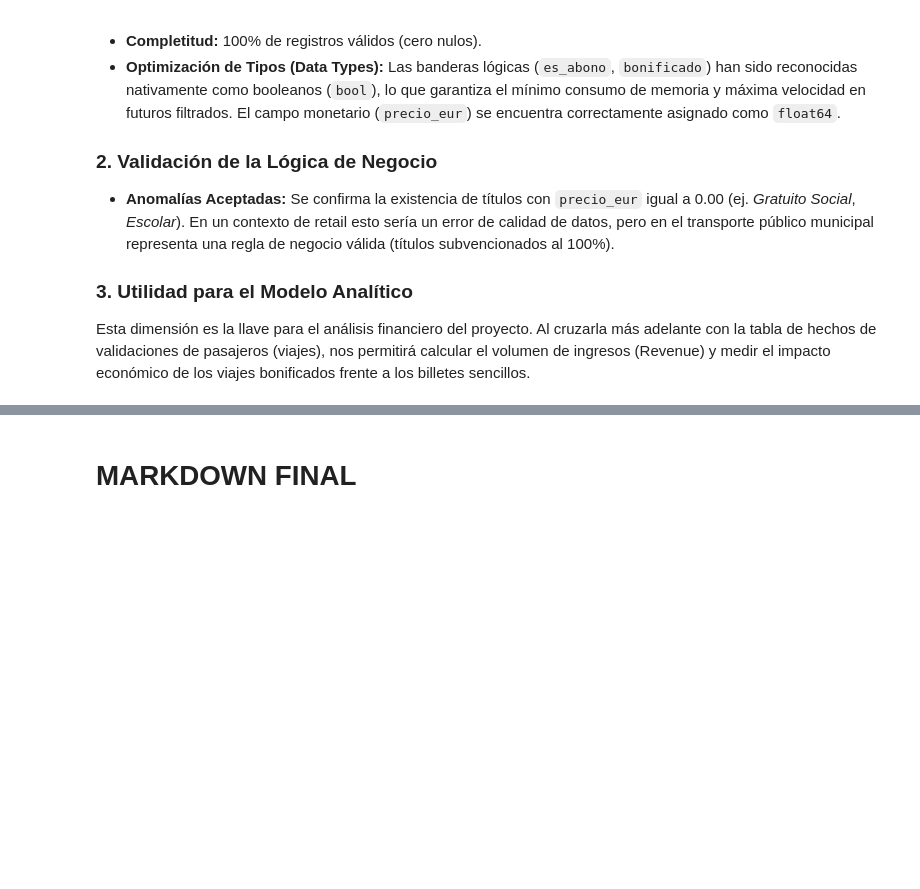
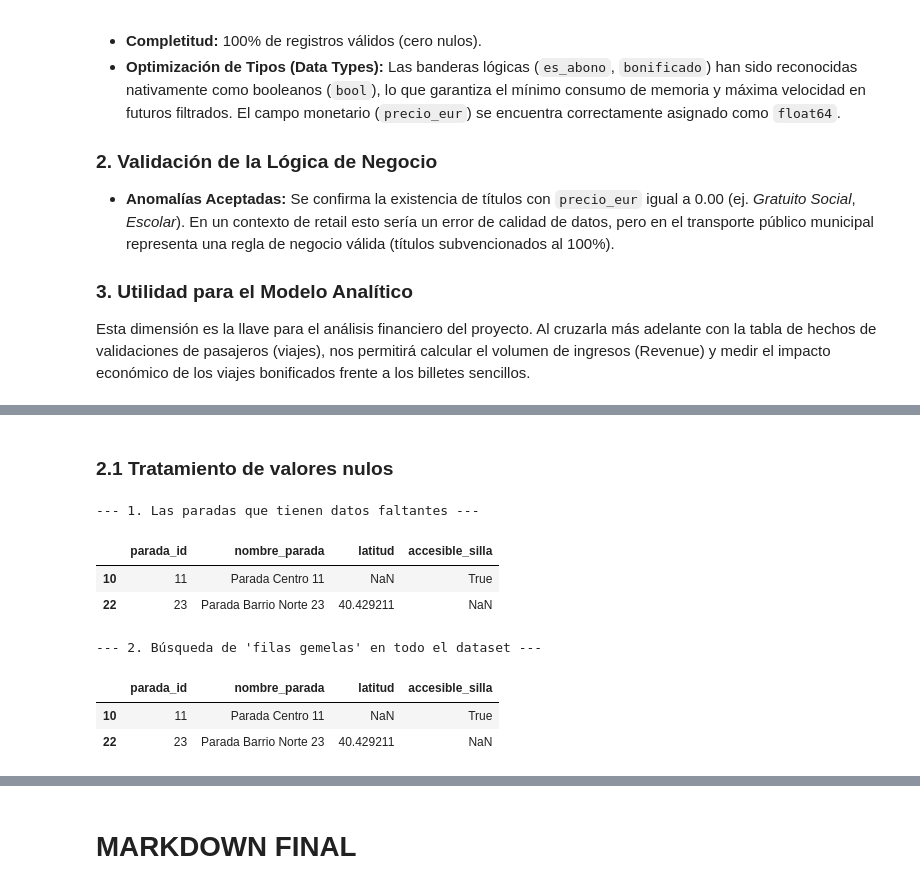
Before and after one commit to databaandsc/MetroBus_Analytics, a Jupyter notebook: 01_eda.ipynb, the cells around one changed output, grey strips where cells are left out. Drawn from its saved outputs; the diff is of its cells as text; code cells hidden in the pictures; blank space fills up the shorter version.

```diff
--- a/01_eda.ipynb
+++ b/01_eda.ipynb
@@ -2109,0 +2198,23 @@ Esta dimensión es la llave para el análisis financiero del proyecto. Al cruzar
+# %% [markdown]
+### 2.1 Tratamiento de valores nulos
+# %%
+# 1. Identificamos las filas exactas que tienen nulos
+filas_nulas = df_parada[df_parada['latitud'].isnull() | df_parada['accesible_silla'].isnull()]
+nombres_problematicos = filas_nulas['nombre_parada'].unique()
+
+print("--- 1. Las paradas que tienen datos faltantes ---")
+display(filas_nulas[['parada_id', 'nombre_parada', 'latitud', 'accesible_silla']])
+
+# 2. Buscamos si esos nombres existen en otras filas del dataset
+print("\n--- 2. Búsqueda de 'filas gemelas' en todo el dataset ---")
+gemelas = df_parada[df_parada['nombre_parada'].isin(nombres_problematicos)]
+display(gemelas[['parada_id', 'nombre_parada', 'latitud', 'accesible_silla']])
+# %% [output]
+--- 1. Las paradas que tienen datos faltantes ---
+|  | parada_id | nombre_parada | latitud | accesible_silla |
+| 10 | 11 | Parada Centro 11 | NaN | True |
+| 22 | 23 | Parada Barrio Norte 23 | 40.429211 | NaN |
+--- 2. Búsqueda de 'filas gemelas' en todo el dataset ---
+|  | parada_id | nombre_parada | latitud | accesible_silla |
+| 10 | 11 | Parada Centro 11 | NaN | True |
+| 22 | 23 | Parada Barrio Norte 23 | 40.429211 | NaN |
```
Also changed, not shown: parts of 10 cells of this notebook.
